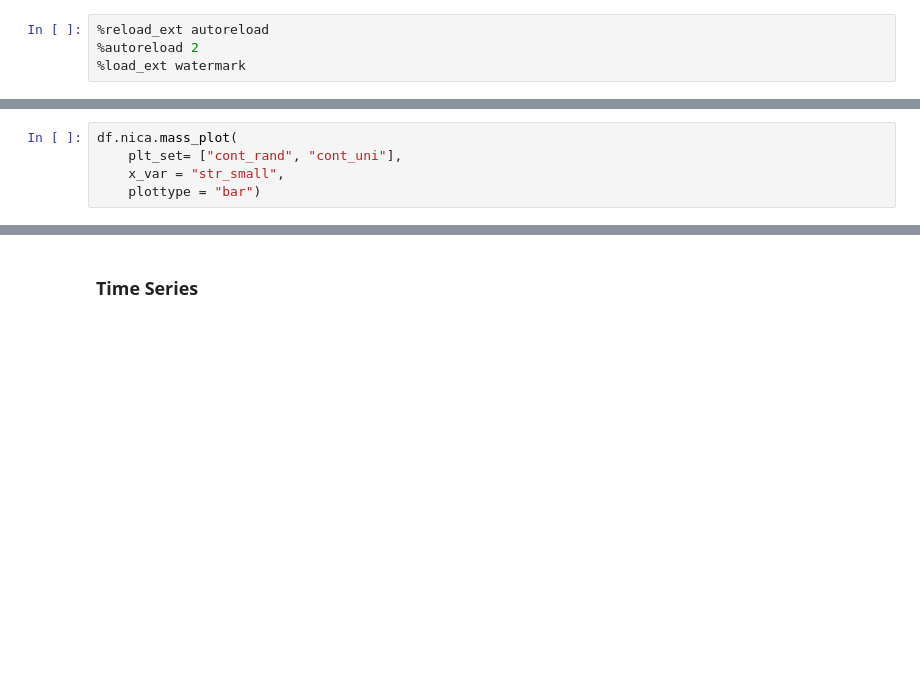
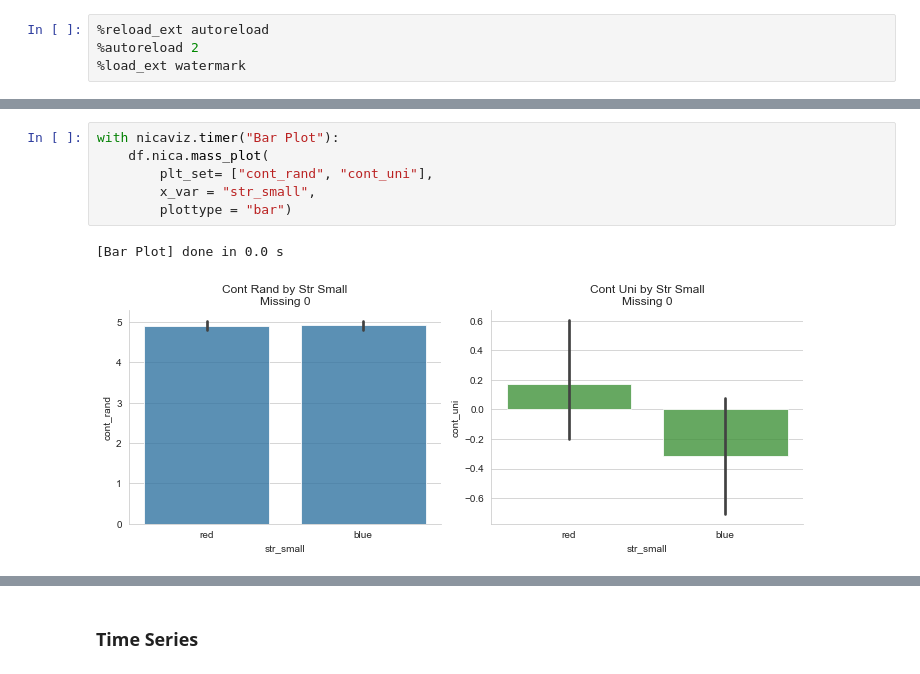
Before and after one commit to nicapotato/nicaviz, a Jupyter notebook: notebooks/Plot_Examples.ipynb, the cells around one changed output, grey strips where cells are left out. Drawn from its saved outputs; the diff is of its cells as text; blank space fills up the shorter version.

```diff
--- a/notebooks/Plot_Examples.ipynb
+++ b/notebooks/Plot_Examples.ipynb
@@ -54,6 +137,10 @@ df.nica.mass_plot(
 # %%
-df.nica.mass_plot(
-    plt_set= ["cont_rand", "cont_uni"],
-    x_var = "str_small",
-    plottype = "bar")
+with nicaviz.timer("Bar Plot"):
+    df.nica.mass_plot(
+        plt_set= ["cont_rand", "cont_uni"],
+        x_var = "str_small",
+        plottype = "bar")
+# %% [output]
+[Bar Plot] done in 0.0 s
+[figure, added]
 # %%
```
Also changed, not shown: parts of 20 cells of this notebook, 4 other files.
